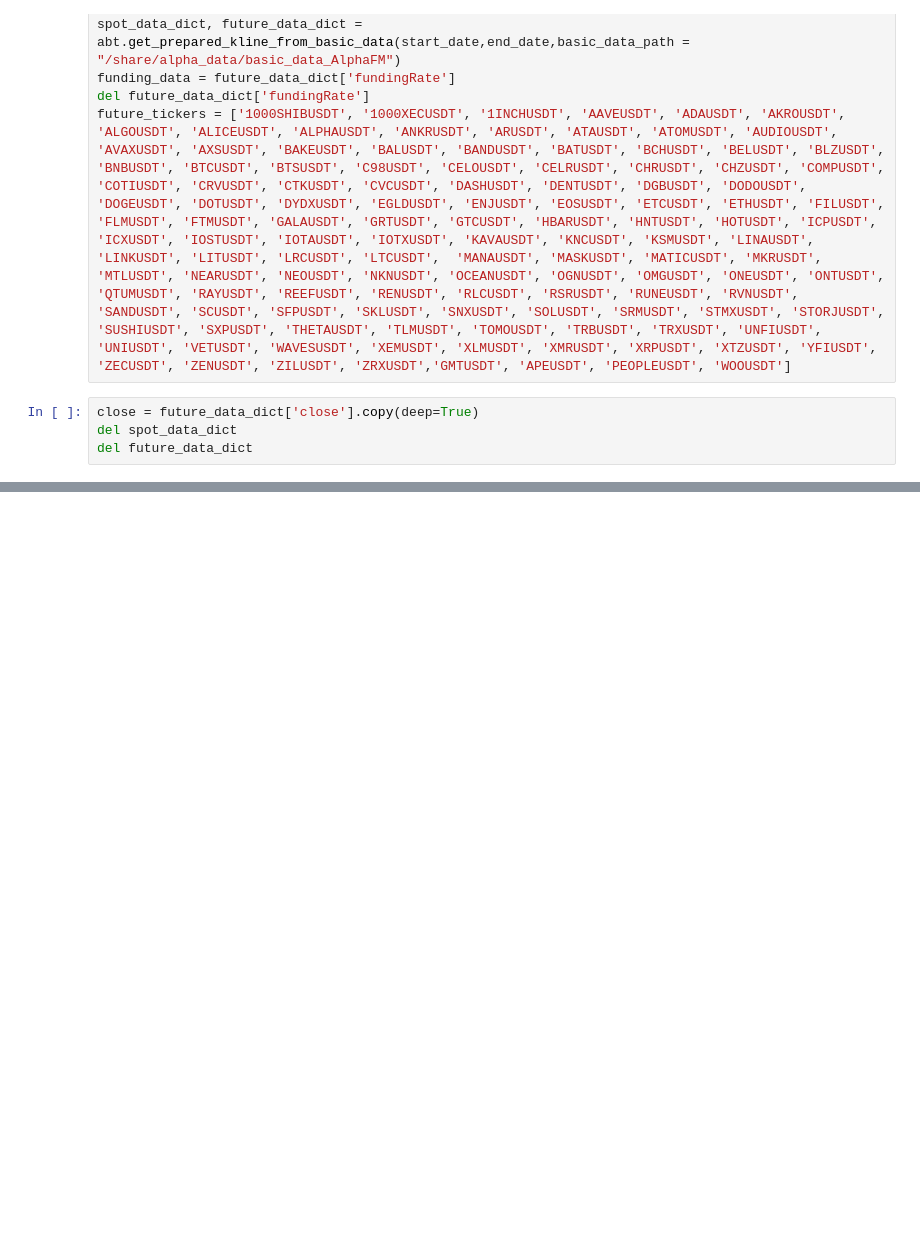
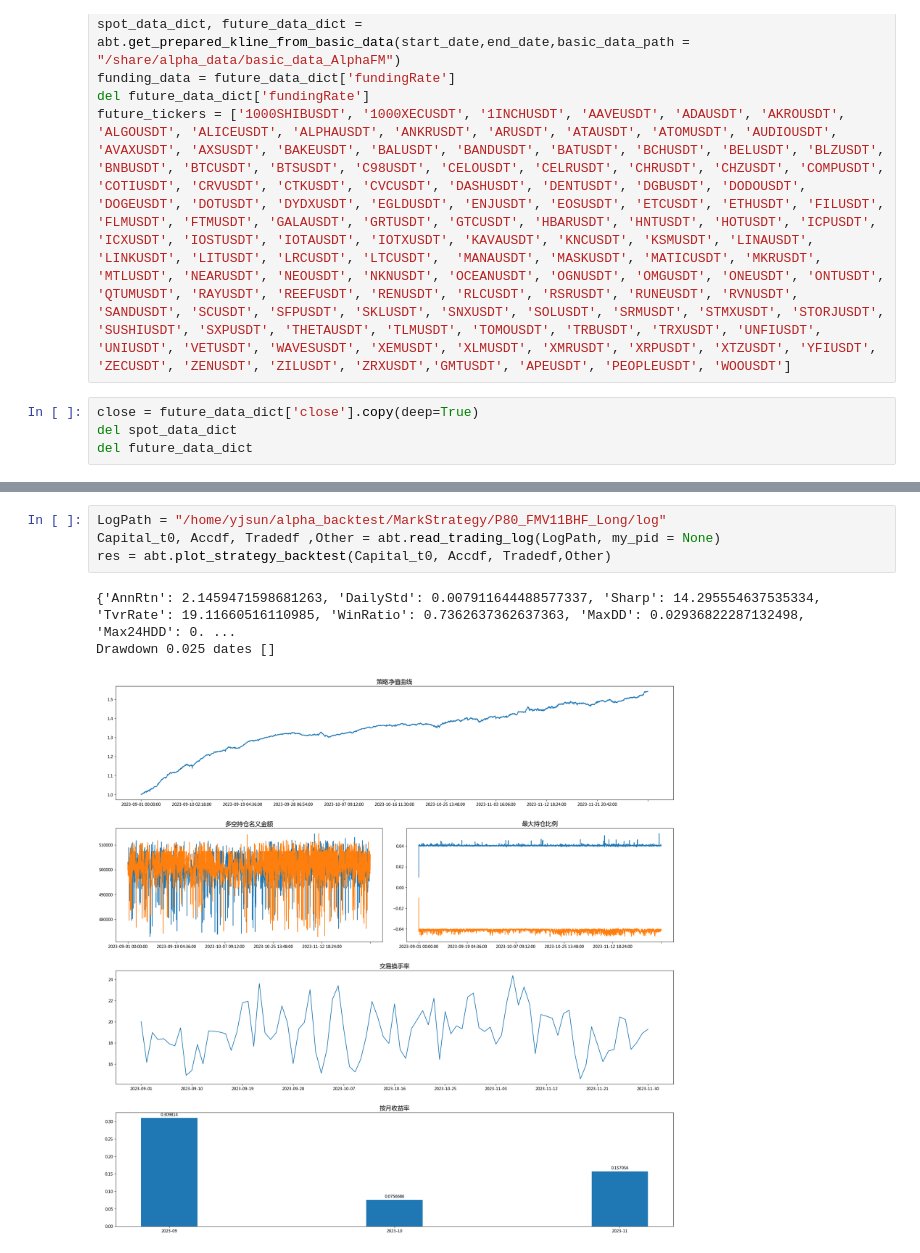
Before and after one commit to CodingJay-1/alpha_backtest, a Jupyter notebook: Backtest.ipynb, the cells around one changed output, grey strips where cells are left out. Drawn from its saved outputs; the diff is of its cells as text; blank space fills up the shorter version.

```diff
--- a/Backtest.ipynb
+++ b/Backtest.ipynb
@@ -40,0 +41,8 @@ Drawdown 0.025 dates ['2023-02-07']
+# %%
+LogPath = "/home/yjsun/alpha_backtest/MarkStrategy/P80_FMV11BHF_Long/log"
+Capital_t0, Accdf, Tradedf ,Other = abt.read_trading_log(LogPath, my_pid = None)
+res = abt.plot_strategy_backtest(Capital_t0, Accdf, Tradedf,Other)
+# %% [output]
+{'AnnRtn': 2.1459471598681263, 'DailyStd': 0.007911644488577337, 'Sharp': 14.295554637535334, 'TvrRate': 19.11660516110985, 'WinRatio': 0.7362637362637363, 'MaxDD': 0.02936822287132498, 'Max24HDD': 0. ...
+Drawdown 0.025 dates []
+[figure, added]
```
Also changed, not shown: parts of 4 cells of this notebook, 9 other files.
